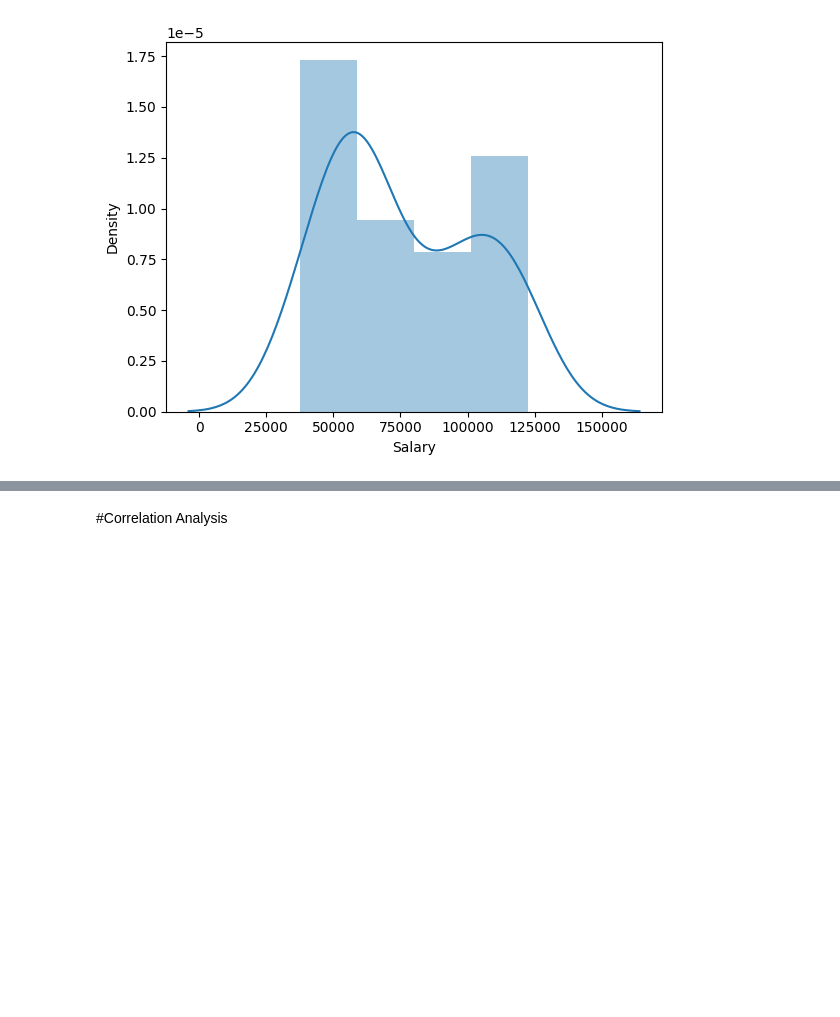
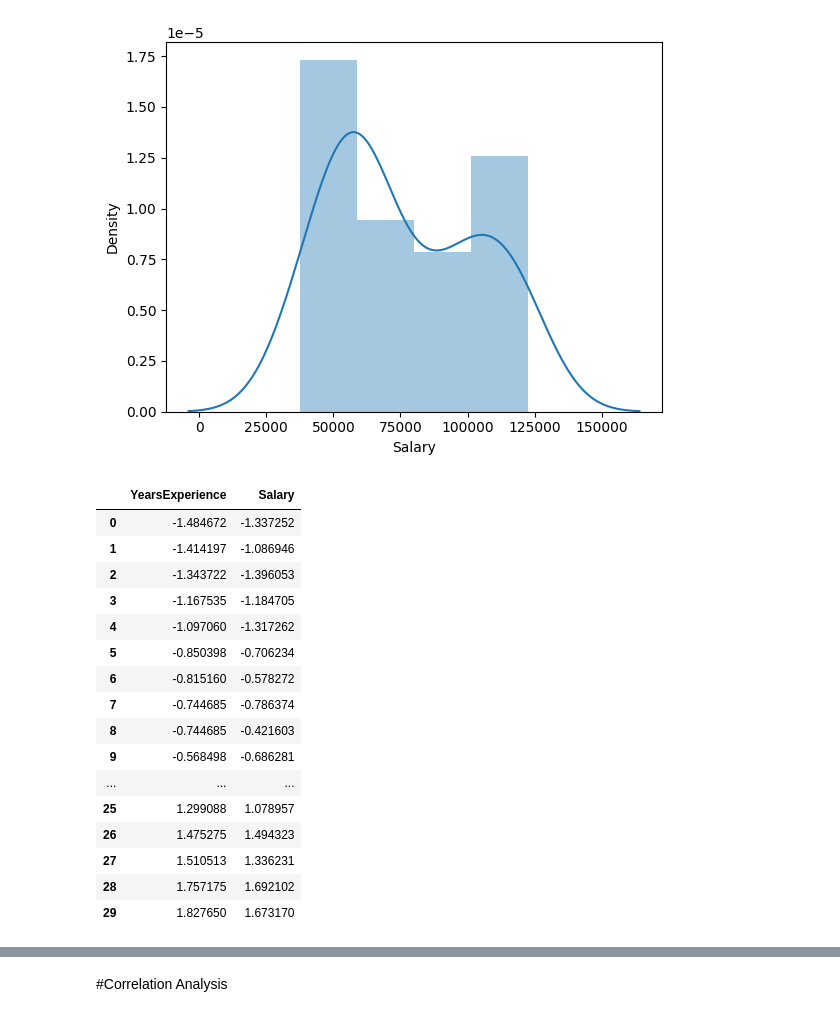
Before and after one commit to Mohammed-Aasim-9988/Assignments_DS, a Jupyter notebook: simple_linear_regression_2_salary.ipynb, the cells around one changed output, grey strips where cells are left out. Cells and saved outputs as stored; diff of their text form; code cells hidden in the pictures; blank space fills up the shorter version.

```diff
--- a/simple_linear_regression_2_salary.ipynb
+++ b/simple_linear_regression_2_salary.ipynb
@@ -76,3 +76,25 @@ https://gist.github.com/mwaskom/de44147ed2974457ad6372750bbe5751
   sns.distplot(dataset['Salary'])
 <Axes: xlabel='Salary', ylabel='Density'>
 [figure]
+# %%
+ #Standardization(Z-score normalization)
+data_standardized = (dataset - dataset.mean()) / dataset.std()
+data_standardized
+# %% [output]
+|  | YearsExperience | Salary |
+| 0 | -1.484672 | -1.337252 |
+| 1 | -1.414197 | -1.086946 |
+| 2 | -1.343722 | -1.396053 |
+| 3 | -1.167535 | -1.184705 |
+| 4 | -1.097060 | -1.317262 |
+| 5 | -0.850398 | -0.706234 |
+| 6 | -0.815160 | -0.578272 |
+| 7 | -0.744685 | -0.786374 |
+| 8 | -0.744685 | -0.421603 |
+| 9 | -0.568498 | -0.686281 |
+| ... | ... | ... |
+| 25 | 1.299088 | 1.078957 |
+| 26 | 1.475275 | 1.494323 |
+| 27 | 1.510513 | 1.336231 |
+| 28 | 1.757175 | 1.692102 |
+| 29 | 1.827650 | 1.673170 |
```
Also changed, not shown: parts of 12 cells of this notebook.
